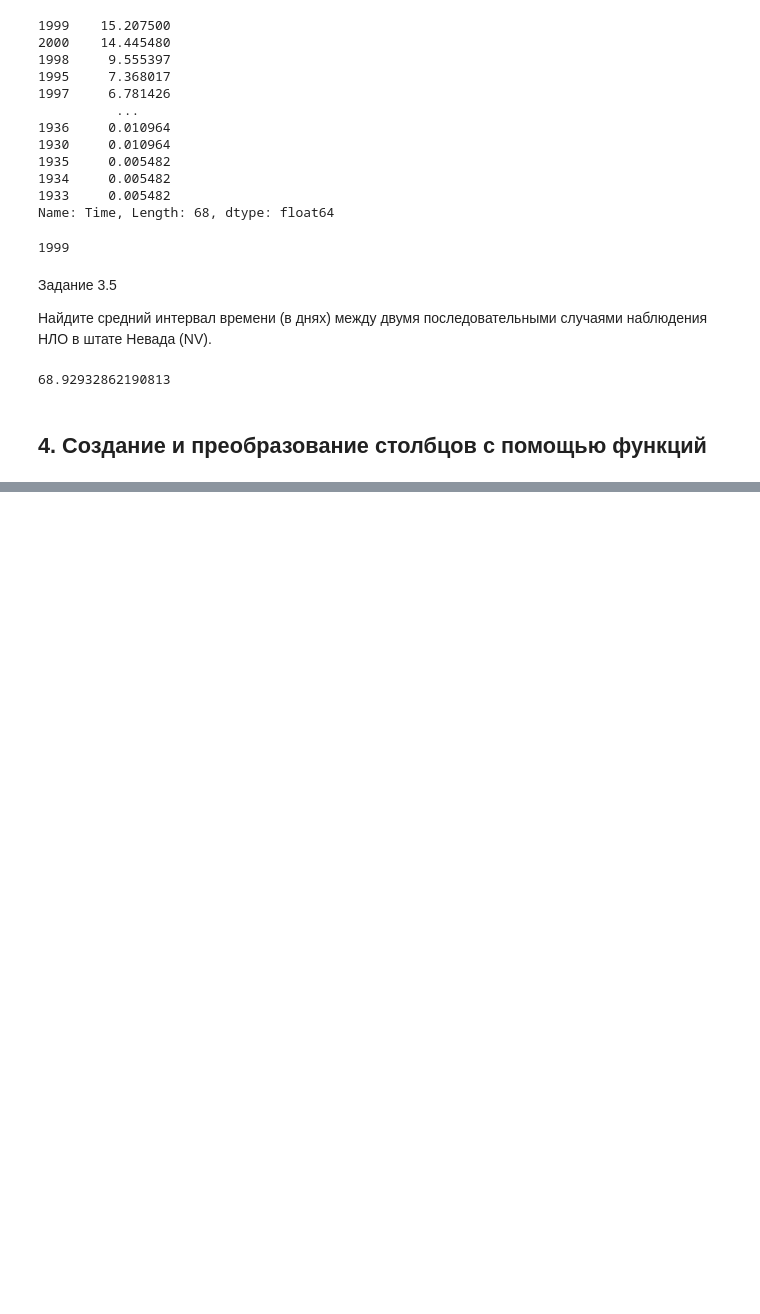
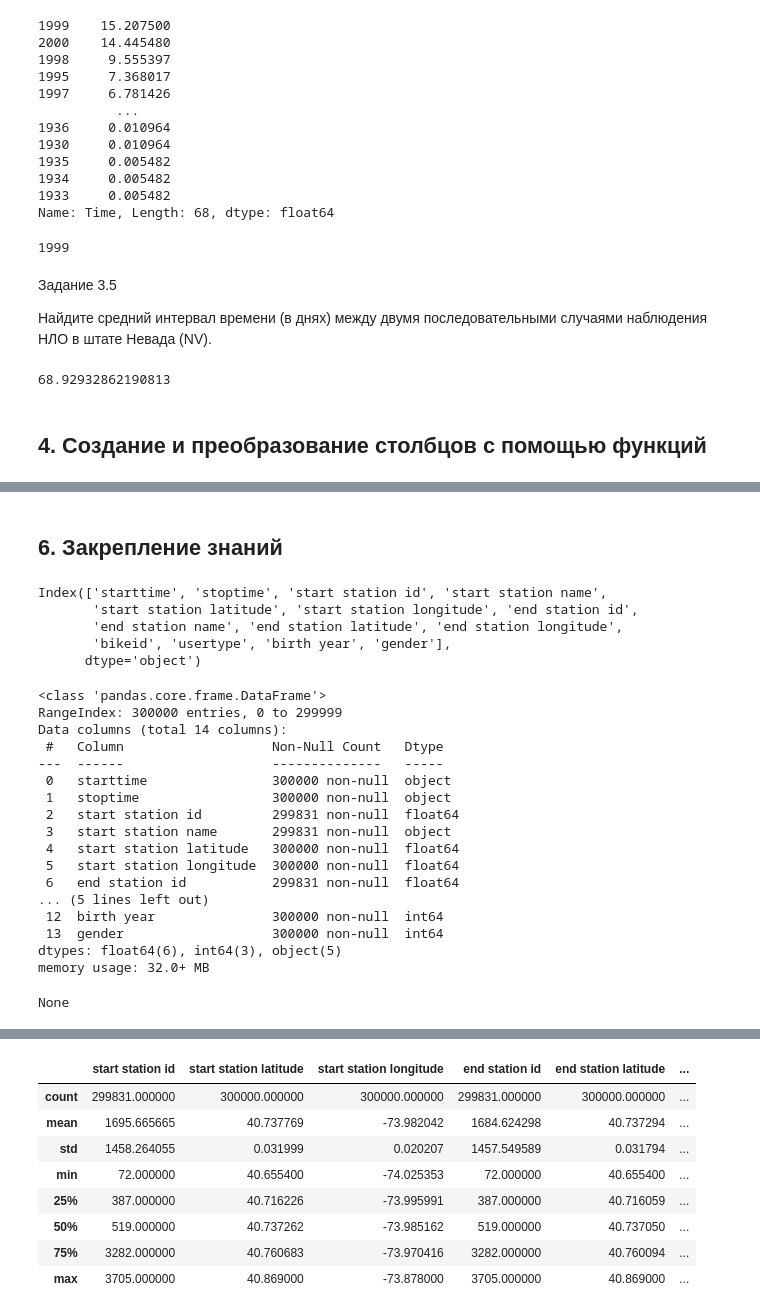
Before and after one commit to kdunaev-a10/SkillFactory-DTS, a Jupyter notebook: module-python/module11/python-11.ipynb, the cells around one changed output, grey strips where cells are left out. Saved outputs shown, nothing was run; the diff lists cells and outputs as text; code cells hidden in the pictures; blank space fills up the shorter version.

```diff
--- a/module-python/module11/python-11.ipynb
+++ b/module-python/module11/python-11.ipynb
@@ -413,0 +995,33 @@ display(ufo_df[(ufo_df['State'] == 'NV') ]['Date'].diff().dt.days.mean())
+# %% [markdown]
+## 6. Закрепление знаний
+# %%
+cb_data = pd.read_csv('data/citibike-tripdata.csv', sep=',')
+cb_df = cb_data.copy()
+display(cb_df.columns)
+display(cb_df.info())
+display(cb_df.head())
+cb_df.describe()
+# %% [output]
+Index(['starttime', 'stoptime', 'start station id', 'start station name',
+       'start station latitude', 'start station longitude', 'end station id',
+       'end station name', 'end station latitude', 'end station longitude',
+       'bikeid', 'usertype', 'birth year', 'gender'],
+      dtype='object')
+<class 'pandas.core.frame.DataFrame'>
+RangeIndex: 300000 entries, 0 to 299999
+Data columns (total 14 columns):
+ #   Column                   Non-Null Count   Dtype
+---  ------                   --------------   -----
+ 0   starttime                300000 non-null  object
+ 1   stoptime                 300000 non-null  object
+ 2   start station id         299831 non-null  float64
+ 3   start station name       299831 non-null  object
+ 4   start station latitude   300000 non-null  float64
+ 5   start station longitude  300000 non-null  float64
+ 6   end station id           299831 non-null  float64
+... (5 lines left out)
+ 12  birth year               300000 non-null  int64
+ 13  gender                   300000 non-null  int64
+dtypes: float64(6), int64(3), object(5)
+memory usage: 32.0+ MB
+None
@@ -413,0 +1034,9 @@ display(ufo_df[(ufo_df['State'] == 'NV') ]['Date'].diff().dt.days.mean())
+|  | start station id | start station latitude | start station longitude | end station id | end station latitude | ... |
+| count | 299831.000000 | 300000.000000 | 300000.000000 | 299831.000000 | 300000.000000 | ... |
+| mean | 1695.665665 | 40.737769 | -73.982042 | 1684.624298 | 40.737294 | ... |
+| std | 1458.264055 | 0.031999 | 0.020207 | 1457.549589 | 0.031794 | ... |
+| min | 72.000000 | 40.655400 | -74.025353 | 72.000000 | 40.655400 | ... |
+| 25% | 387.000000 | 40.716226 | -73.995991 | 387.000000 | 40.716059 | ... |
+| 50% | 519.000000 | 40.737262 | -73.985162 | 519.000000 | 40.737050 | ... |
+| 75% | 3282.000000 | 40.760683 | -73.970416 | 3282.000000 | 40.760094 | ... |
+| max | 3705.000000 | 40.869000 | -73.878000 | 3705.000000 | 40.869000 | ... |
```
Also changed, not shown: parts of 49 cells of this notebook, 15 other files.
